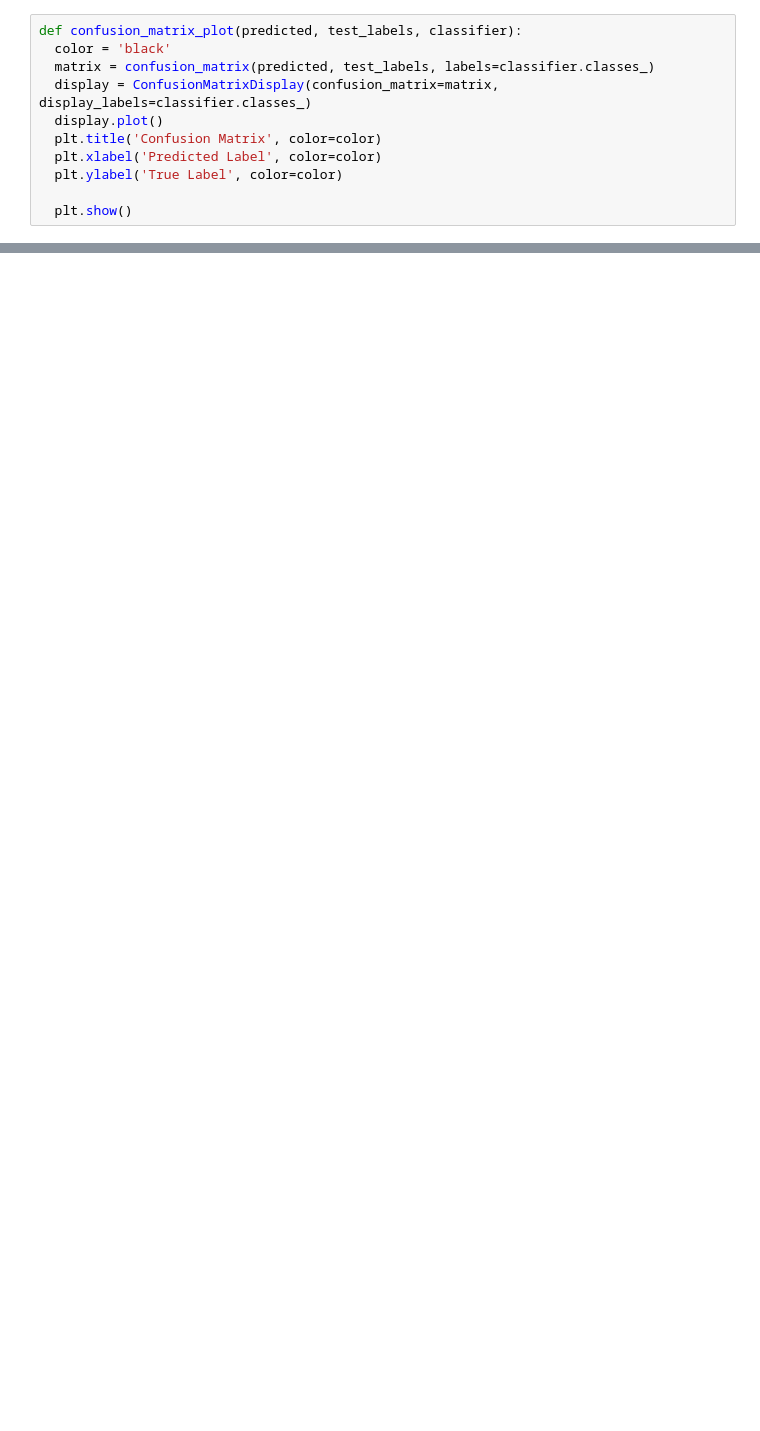
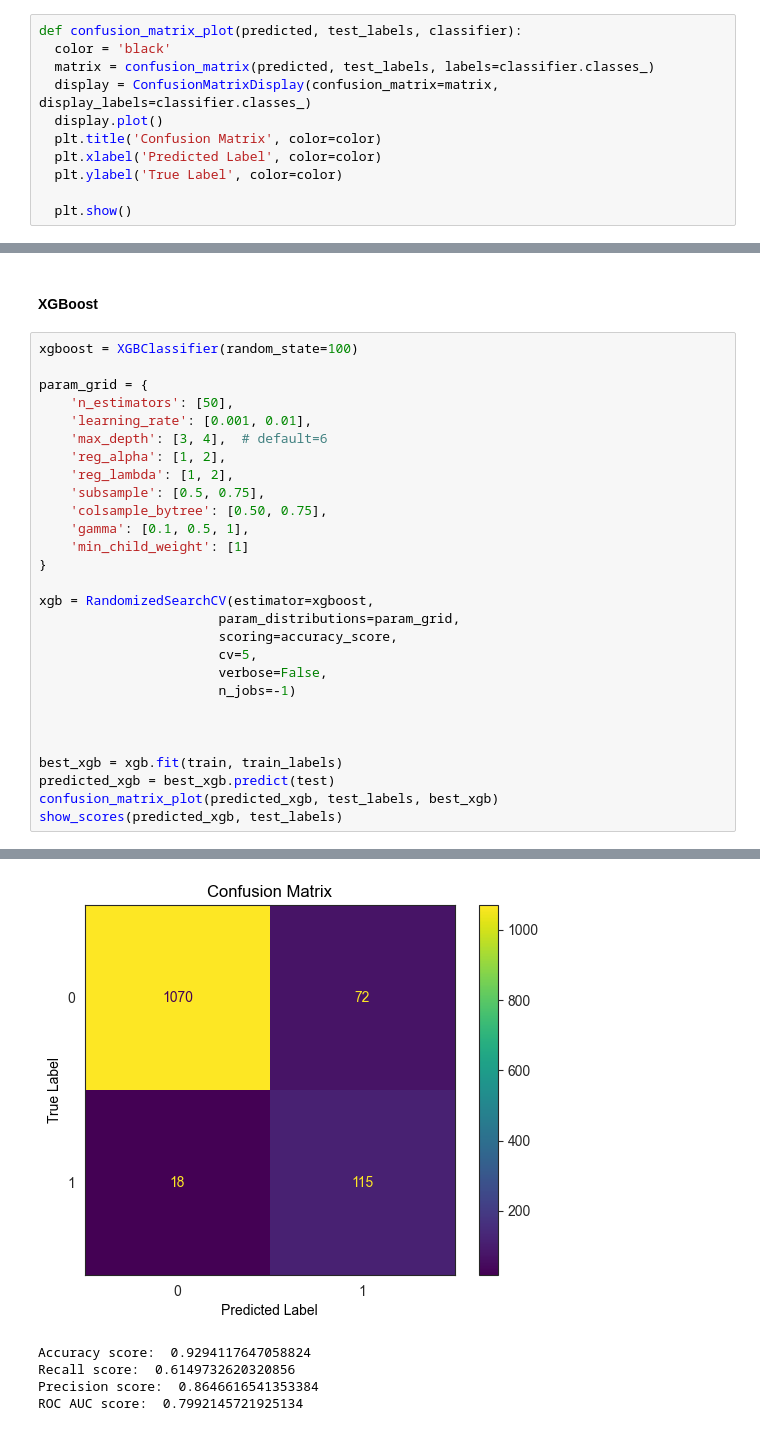
Before and after one commit to bruno-pannunzio/churn-prediction, a Jupyter notebook: Churn prediction.ipynb, the cells around one changed output, grey strips where cells are left out. Drawn from its saved outputs; the diff is of its cells as text; blank space fills up the shorter version.

```diff
--- a/Churn prediction.ipynb
+++ b/Churn prediction.ipynb
@@ -230,0 +333,31 @@ KeyboardInterrupt:
+# %% [markdown]
+#### XGBoost
+# %%
+xgboost = XGBClassifier(random_state=100)
+
+param_grid = {
+    'n_estimators': [50],
+    'learning_rate': [0.001, 0.01],
+    'max_depth': [3, 4],  # default=6
+    'reg_alpha': [1, 2],
+    'reg_lambda': [1, 2],
+    'subsample': [0.5, 0.75],
+    'colsample_bytree': [0.50, 0.75],
+    'gamma': [0.1, 0.5, 1],
+    'min_child_weight': [1]
+}
+
+xgb = RandomizedSearchCV(estimator=xgboost,
+                       param_distributions=param_grid,
+                       scoring=accuracy_score,
+                       cv=5,
+                       verbose=False,
+                       n_jobs=-1)
+
+
+
+best_xgb = xgb.fit(train, train_labels)
+predicted_xgb = best_xgb.predict(test)
+confusion_matrix_plot(predicted_xgb, test_labels, best_xgb)
+show_scores(predicted_xgb, test_labels)
+# %% [output]
@@ -230,0 +381,5 @@ KeyboardInterrupt:
+[figure, added]
+Accuracy score:  0.9294117647058824
+Recall score:  0.6149732620320856
+Precision score:  0.8646616541353384
+ROC AUC score:  0.7992145721925134
```
Also changed, not shown: parts of 23 cells of this notebook, 1 other file.
